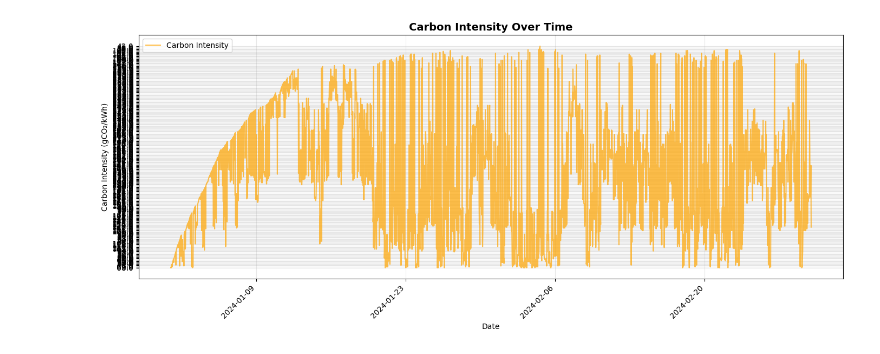
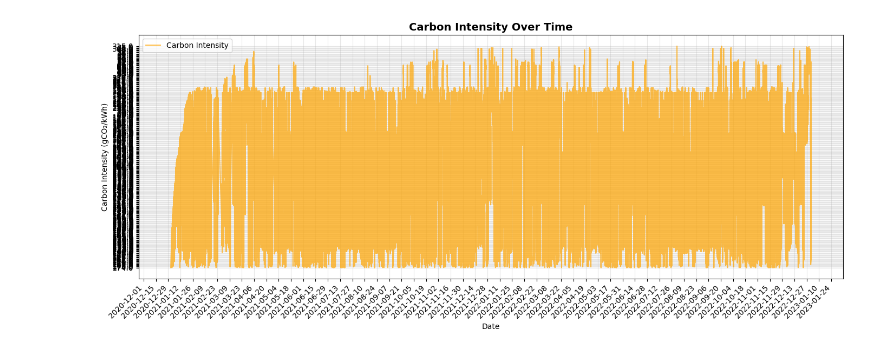
Before and after one commit to giacfiorani/DRL_BESS_Optimisation, a Jupyter notebook: data/visualise_data.ipynb, the cells around one changed output. Saved outputs shown, nothing was run; the diff lists cells and outputs as text; code cells hidden in the pictures.

```diff
--- a/data/visualise_data.ipynb
+++ b/data/visualise_data.ipynb
@@ -2,8 +2,24 @@
 import pandas as pd
 import matplotlib.pyplot as plt
 import matplotlib.dates as mdates
+import eikon as ek
+import configparser as cp
+from eikon_rics_lists import DA_HH_RICS, SSP_RICS #import rics list for Wholesale prices
 
 # Load the parquet file
-df = pd.read_parquet("merged_data.parquet")
-print(df['timestamp'].min())
+df = pd.read_parquet("training_data.parquet")
+print(df['delivery_ts'].min())
+
+from pathlib import Path
+cfg = cp.ConfigParser()
+# Find eikon.cfg whether notebook is run from project root or data/
+cfg_path = Path("eikon.cfg") if Path("eikon.cfg").is_file() else Path("data/eikon.cfg")
+cfg.read(cfg_path)
+if not cfg.has_section("eikon") or not cfg.has_option("eikon", "app_id"):
+    raise KeyError(f"eikon.cfg at {cfg_path.resolve()} must contain [eikon] and app_id = <your key>.")
+ek.set_app_key(cfg["eikon"]["app_id"])
+
+ric = "EPXGBAUCD1H01H1"
+ts = ek.get_timeseries(ric, start_date="2021-01-01", end_date="2021-01-10", fields=["CLOSE"])
+print(ts)
 # %% [output]
@@ -30,19 +74,19 @@ plt.show()
 # %%
 # Plot 2: Carbon Intensity Over Time
 fig, ax = plt.subplots(figsize=(14, 6))
 
-ax.plot(df['timestamp'], df['carbon_gco2_kwh'], label='Carbon Intensity',
+ax.plot(df['delivery_ts'], df['carbon_gco2_kwh'], label='Carbon Intensity',
         color='orange', alpha=0.7, linewidth=1.5)
 ax.set_xlabel('Date')
 ax.set_ylabel('Carbon Intensity (gCO₂/kWh)')
 ax.set_title('Carbon Intensity Over Time', fontsize=14, fontweight='bold')
 ax.legend()
 ax.grid(True, alpha=0.3)
 ax.xaxis.set_major_formatter(mdates.DateFormatter('%Y-%m-%d'))
 ax.xaxis.set_major_locator(mdates.WeekdayLocator(interval=2))
 plt.setp(ax.xaxis.get_majorticklabels(), rotation=45, ha='right')
 
 plt.tight_layout()
 plt.show()
 # %% [output]
-[figure, old version]
+[figure, new version]
```
Also changed, not shown: parts of 8 cells of this notebook, 4 other files.
